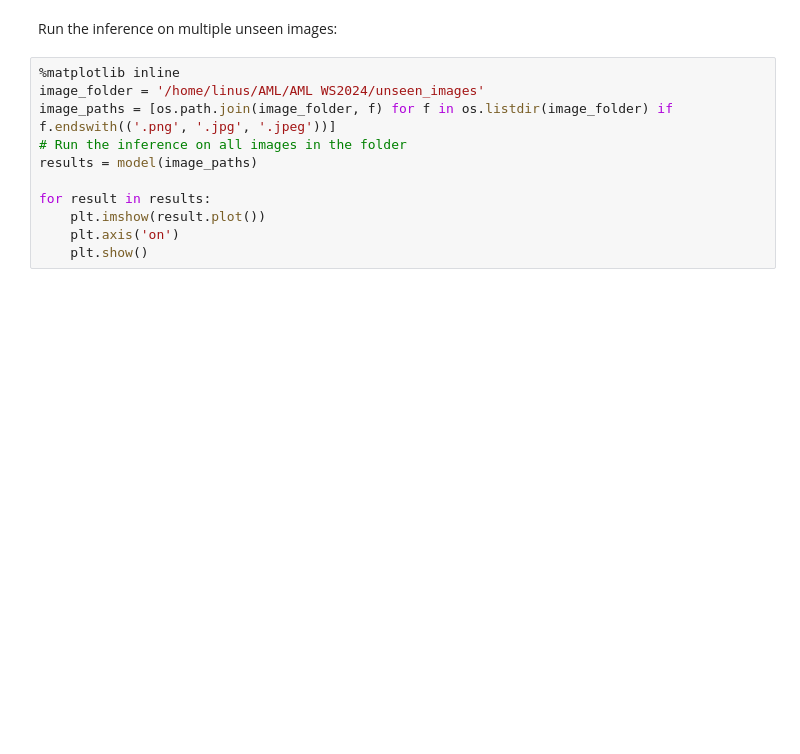
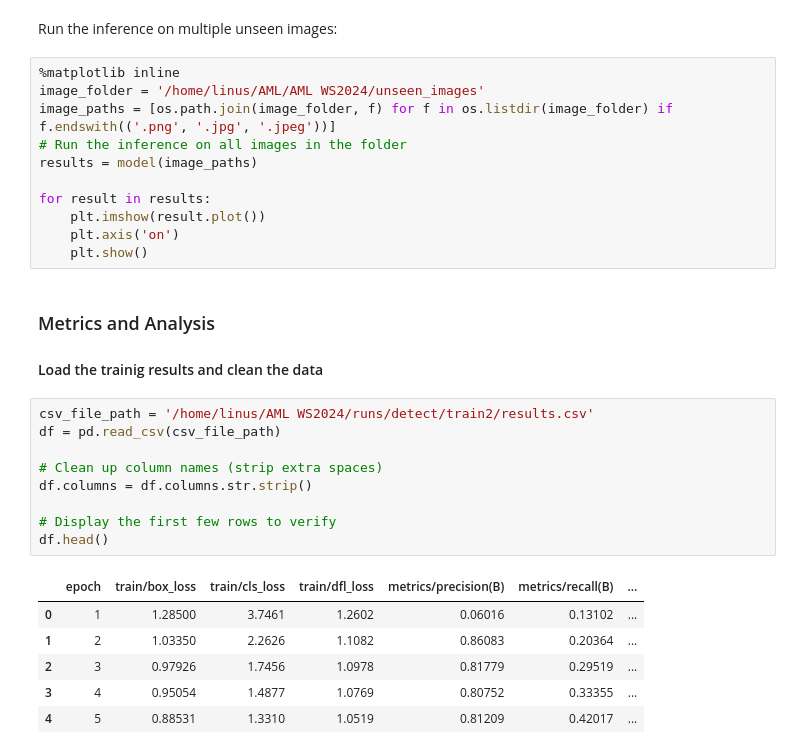
Before and after one commit to LinusNEP/AppliedMachineAndDeepLearningCourse-AML, a Jupyter notebook: train_YOLOv8.ipynb, the cells around one changed output. Saved outputs shown, nothing was run; the diff lists cells and outputs as text; blank space fills up the shorter version.

```diff
--- a/train_YOLOv8.ipynb
+++ b/train_YOLOv8.ipynb
@@ -120,3 +233,23 @@ for result in results:
     plt.imshow(result.plot())
     plt.axis('on')
     plt.show()
+# %% [markdown]
+### Metrics and Analysis
+
+#### Load the trainig results and clean the data
+# %%
+csv_file_path = '/home/linus/AML WS2024/runs/detect/train2/results.csv'
+df = pd.read_csv(csv_file_path)
+
+# Clean up column names (strip extra spaces)
+df.columns = df.columns.str.strip()
+
+# Display the first few rows to verify
+df.head()
+# %% [output]
+|  | epoch | train/box_loss | train/cls_loss | train/dfl_loss | metrics/precision(B) | metrics/recall(B) | ... |
+| 0 | 1 | 1.28500 | 3.7461 | 1.2602 | 0.06016 | 0.13102 | ... |
+| 1 | 2 | 1.03350 | 2.2626 | 1.1082 | 0.86083 | 0.20364 | ... |
+| 2 | 3 | 0.97926 | 1.7456 | 1.0978 | 0.81779 | 0.29519 | ... |
+| 3 | 4 | 0.95054 | 1.4877 | 1.0769 | 0.80752 | 0.33355 | ... |
+| 4 | 5 | 0.88531 | 1.3310 | 1.0519 | 0.81209 | 0.42017 | ... |
```
Also changed, not shown: parts of 19 cells of this notebook.
